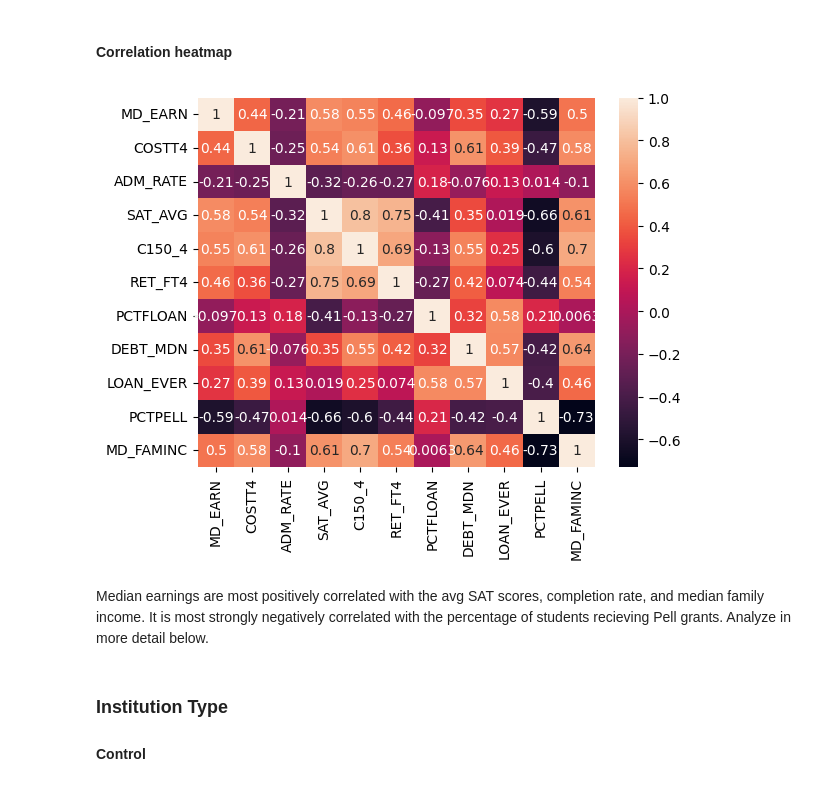
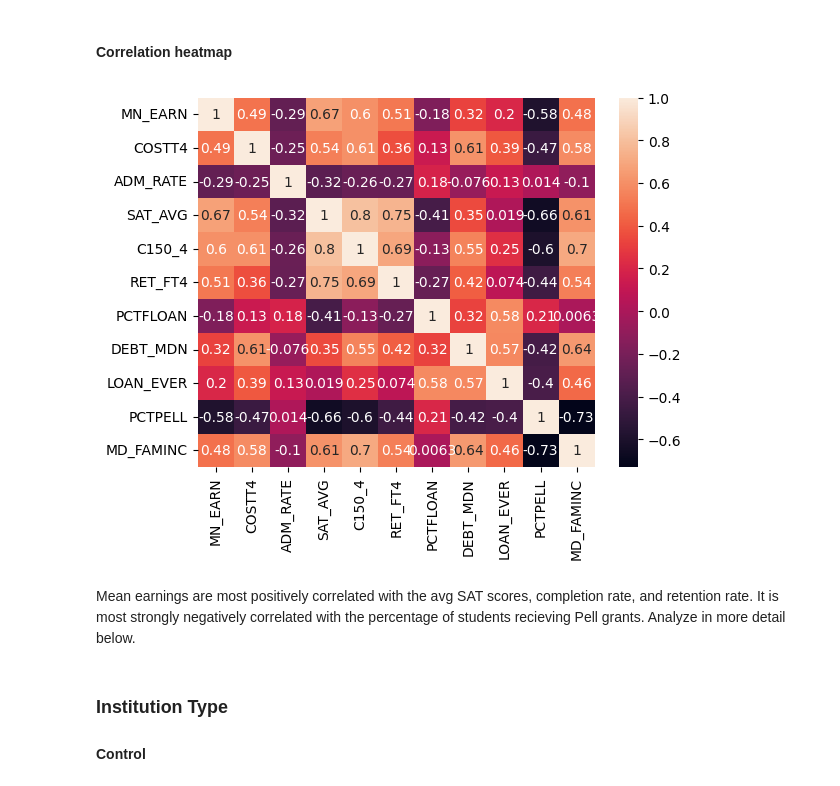
Before and after one commit to salvaggio-mary/College-Scorecard-Analysis, a Jupyter notebook: CollegeScorecard.ipynb, the cells around one changed output. Saved outputs shown, nothing was run; the diff lists cells and outputs as text; code cells hidden in the pictures.

Commit message:
include mean data in analysis

```diff
--- a/CollegeScorecard.ipynb
+++ b/CollegeScorecard.ipynb
@@ -21,8 +21,8 @@ df_c = pd.read_csv("CollegeScorecard_Raw_Data_04192023\data\MERGED2021_22_PP.csv
 # %% [markdown]
 ## Data Cleansing
 # %%
-#Rename median earnings column for ease
-df_09_10.rename(columns={"MD_EARN_WNE_P10": "MD_EARN"}, inplace=True)
+#Rename columns for ease
+df_09_10.rename(columns={"MD_EARN_WNE_P10": "MD_EARN", "COUNT_WNE_P10": "COUNT", "MN_EARN_WNE_P10": "MN_EARN" }, inplace=True)
 
 #Filter 2021-22 data to currently operating, predominantly bachelor's-degree granting institutions
 df_c = df_c.loc[(df_c["PREDDEG"] == 3) & (df_c["CURROPER"] == 1) & (~ df_c["CCUGPROF"].isin([0, 4])) & (~ df_c["CCBASIC"].isin([23, 31]))]
@@ -37,7 +37,10 @@ df["COSTT4"] = df["COSTT4_A"].fillna(df["COSTT4_P"])
 df.drop(columns=["UNITID", "PREDDEG", "CURROPER", "COSTT4_A", "COSTT4_P"], inplace=True)
 
 #Drop rows with NA for earnings since that's what I want to analyze
-df.dropna(subset=['MD_EARN'], inplace=True)
+df.dropna(subset=["MN_EARN"], inplace=True)
+# %%
+#Create column for weighted means
+df["TOTAL_EARN"] = df["MN_EARN"] * df["COUNT"]
 # %%
 #Replace numeric values with labels from data dictionary
 
@@ -125,7 +130,7 @@ df.sort_values('MD_EARN').head()
 #### Top 5 lowest cost to future earnings ratio
 # %%
 # Colleges with lowest cost to future earnings ratio
-df['cost_to_earnings'] = df['COSTT4'] / df['MD_EARN']
+df['cost_to_earnings'] = df['COSTT4'] / df['MN_EARN']
 df.sort_values('cost_to_earnings').head()
 # %% [output]
 |  | INSTNM | CITY | STABBR | CONTROL | REGION | ADM_RATE | SAT_AVG | PCTPELL | C150_4 | RET_FT4 | ... | ... |
@@ -197,14 +202,14 @@ n_special_df.loc[df['REGION'] != 'Outlying Areas'].sort_values('MD_EARN').head(1
 #### Correlation heatmap
 # %%
 #Correlation heatmap
-numeric_factors = df[["MD_EARN", "COSTT4", "ADM_RATE", "SAT_AVG", "C150_4", "RET_FT4", "PCTFLOAN", "DEBT_MDN",
+numeric_factors = df[["MN_EARN", "COSTT4", "ADM_RATE", "SAT_AVG", "C150_4", "RET_FT4", "PCTFLOAN", "DEBT_MDN",
                      "LOAN_EVER", "PCTPELL", "MD_FAMINC"]]
 sns.heatmap(numeric_factors.corr(), annot=True)
 plt.show()
 # %% [output]
-[figure, old version]
+[figure, new version]
 # %% [markdown]
-Median earnings are most positively correlated with the avg SAT scores, completion rate, and median family income. It is most strongly negatively correlated with the percentage of students recieving Pell grants. Analyze in more detail below.
+Mean earnings are most positively correlated with the avg SAT scores, completion rate, and retention rate. It is most strongly negatively correlated with the percentage of students recieving Pell grants. Analyze in more detail below.
 # %% [markdown]
 ### Institution Type
 
```
Also changed, not shown: parts of 30 cells of this notebook, 1 other file.
